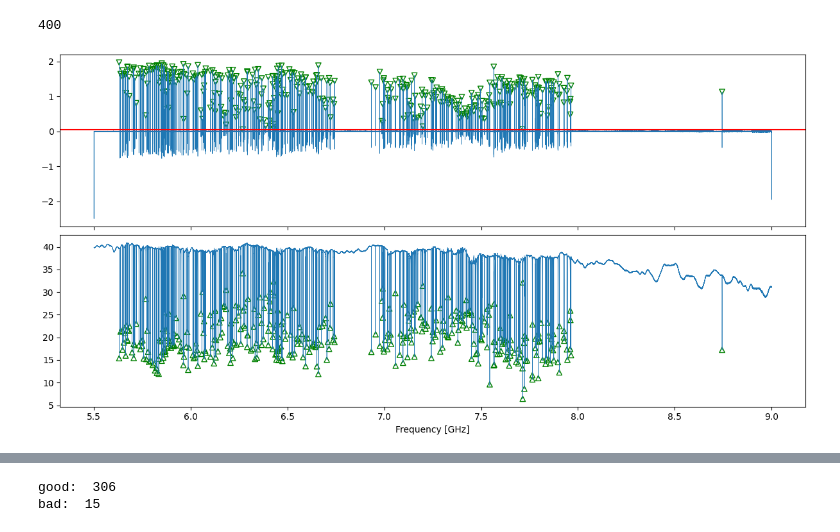
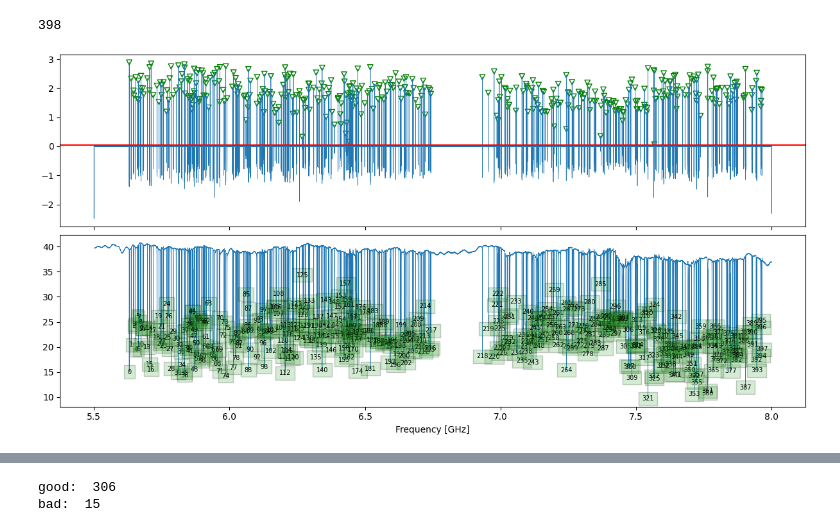
Before and after one commit to wilbertras/spatial-mapping, a Jupyter notebook: Mappings/LT343chip5/mapping_LT343chip5.ipynb, the cells around one changed output, grey strips where cells are left out. Cells and saved outputs as stored; diff of their text form; code cells hidden in the pictures.

```diff
--- a/Mappings/LT343chip5/mapping_LT343chip5.ipynb
+++ b/Mappings/LT343chip5/mapping_LT343chip5.ipynb
@@ -41,26 +46,30 @@ freqs = np.load('VNAsweep_freqs_5-9GHz.npy')
 # %%
+dir = './mapping_20x20/'
+dark_s21 = np.load(glob(dir + '*dark.npy')[0])
+freqs = np.load(glob(dir + '*freqs.npy')[0])
 sw = 4 # even number
 mph = 0.05
 window = np.ones(sw)/sw
-smooth_s21 = convolve(s21, window, mode='same')
+smooth_s21 = convolve(dark_s21, window, mode='same')
 ds21 = np.diff(smooth_s21, 1)
 smooth_ds21 = convolve(ds21, window, mode='same')
 d2s21 = np.diff(smooth_ds21, 1)
 
 fig, ax = plt.subplot_mosaic('a;b', sharex=True, figsize=(12, 6), constrained_layout=True)
 # ax['a'].plot(smooth_ds21)
 ax['a'].plot(freqs[:-2], d2s21, lw=.5)
-ax['b'].plot(freqs, s21, lw=.5)
+ax['b'].plot(freqs, dark_s21, lw=.5)
 ax['a'].axhline(mph, c='r')
 # ax['b'].plot(s21)
 
 locs, props = find_peaks(d2s21, height=mph, prominence=mph)
 heights = props['peak_heights']
 ax['a'].scatter(freqs[:-2][locs], heights, marker='v', c='None', edgecolor='g')
-# ax['a'].scatter(freqs[locs[(locs[1:]-locs[:-1]) < 10]], heights, marker='v', c='None', edgecolor='r')
-ax['b'].scatter(freqs[locs], s21[locs], marker='^', c='None', edgecolor='g')
+for i in range(len(locs)):
+    ax['b'].text(freqs[:-2][locs[i]], dark_s21[locs[i]], str(i), ha='center', va='center', fontsize=7, bbox=dict(facecolor='tab:green', alpha=0.2))
+# ax['b'].scatter(freqs[locs], dark_s21[locs], marker='^', c='None', edgecolor='g')
 ax['b'].set_xlabel('Frequency [GHz]')
 print(len(locs))
 # %% [output]
-400
+398
-[figure, old version]
+[figure, new version]
```
Also changed, not shown: parts of 21 cells of this notebook, 30 other files.
